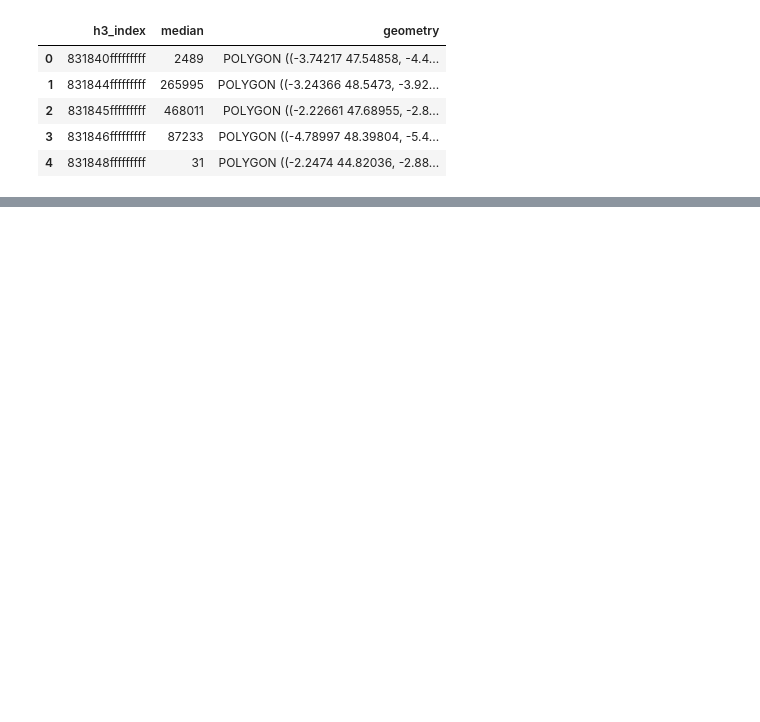
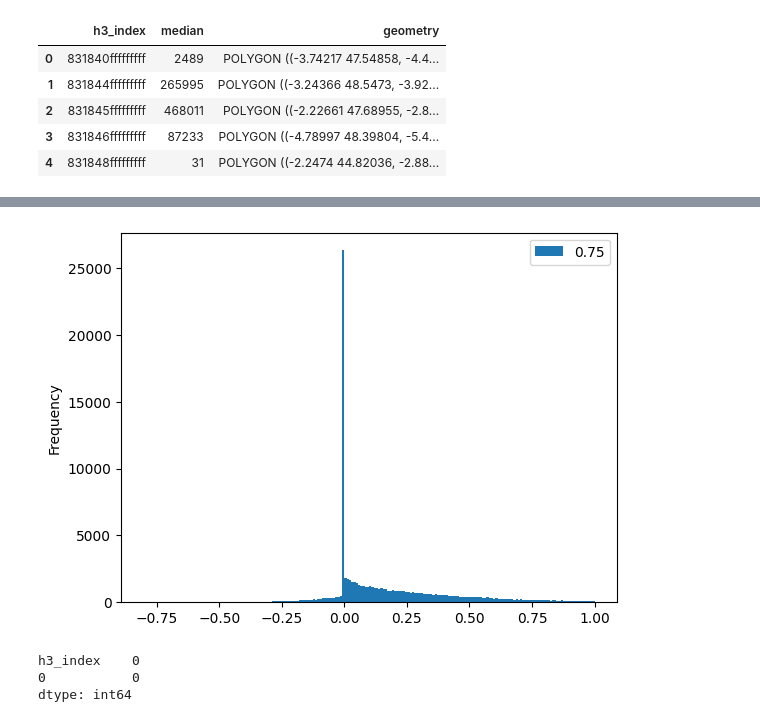
Before and after one commit to m-ligeret/price-signals-construction-activity, a Jupyter notebook: data_cleaning_trans.ipynb, the cells around one changed output, grey strips where cells are left out. Cells and saved outputs as stored; diff of their text form; code cells hidden in the pictures; blank space fills up the shorter version.

```diff
--- a/data_cleaning_trans.ipynb
+++ b/data_cleaning_trans.ipynb
@@ -651,3 +653,8 @@ gdf_final.head()
 # %%
-gdf_final.groupby(['h3_index','anneemut'])['p/m2'].median().unstack(1)
+pm2_growth_per_hex = gdf_final.groupby(['h3_index','anneemut'])['p/m2'].median().unstack(1)
+pm2_growth_per_hex =pm2_growth_per_hex.pct_change()
+# log growth : pm2_growth_per_hex = np.log1p(pm2_growth_per_hex).diff(axis=1)
+
+
+pm2_growth_per_hex
 # %% [output]
@@ -654,0 +675,13 @@ NameError: name 'gdf_final' is not defined
+# %%
+pm2_growth_per_hex = pm2_growth_per_hex.quantile(0.75,axis=1).dropna().sort_values(ascending=False).reset_index()
+# %%
+pm2_growth_per_hex.loc[pm2_growth_per_hex[0.75]<1].plot.hist(bins=200)
+plt.show()
+# %% [output]
+[figure, added]
+# %%
+pm2_growth_per_hex.loc[pm2_growth_per_hex[0]>100].nunique()
+# %% [output]
+h3_index    0
+0           0
+dtype: int64
```
Also changed, not shown: parts of 11 cells of this notebook.
